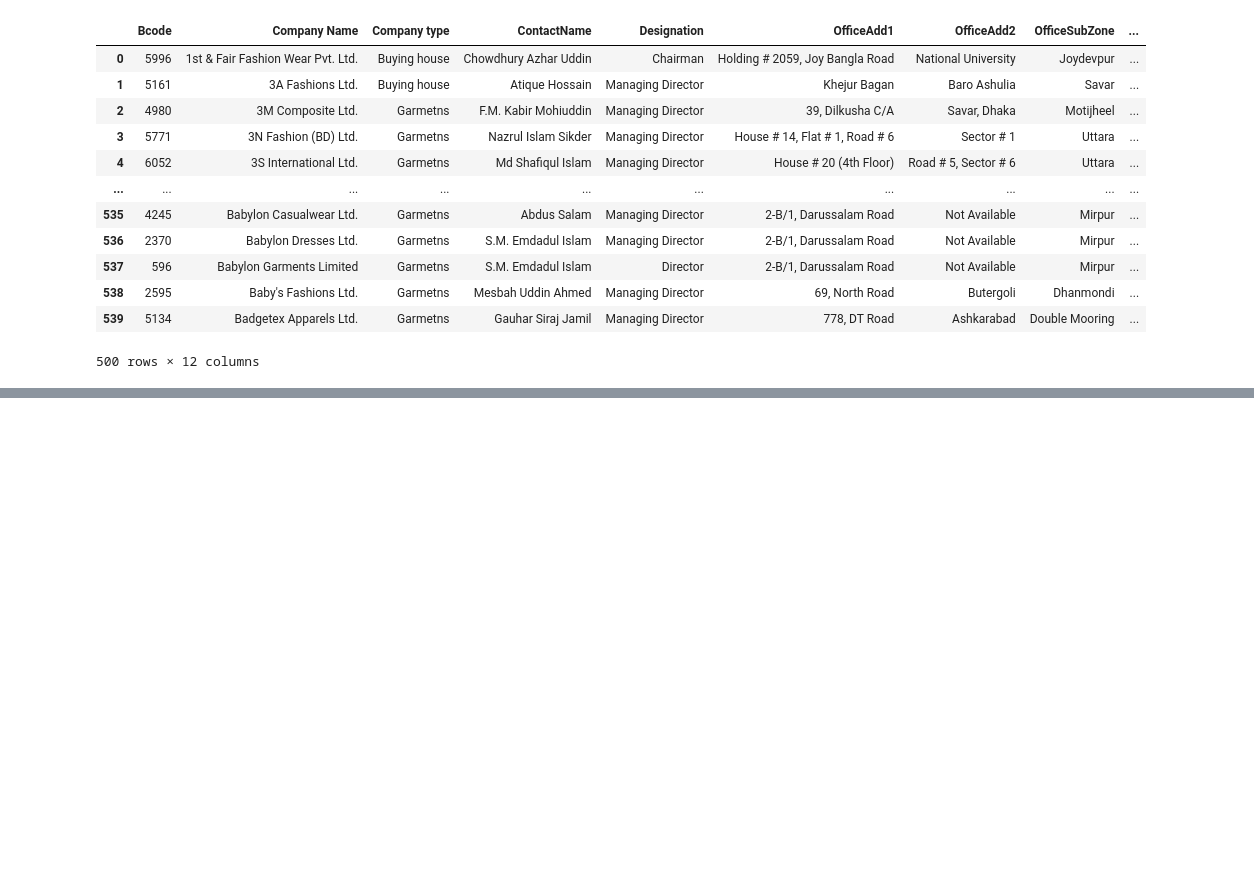
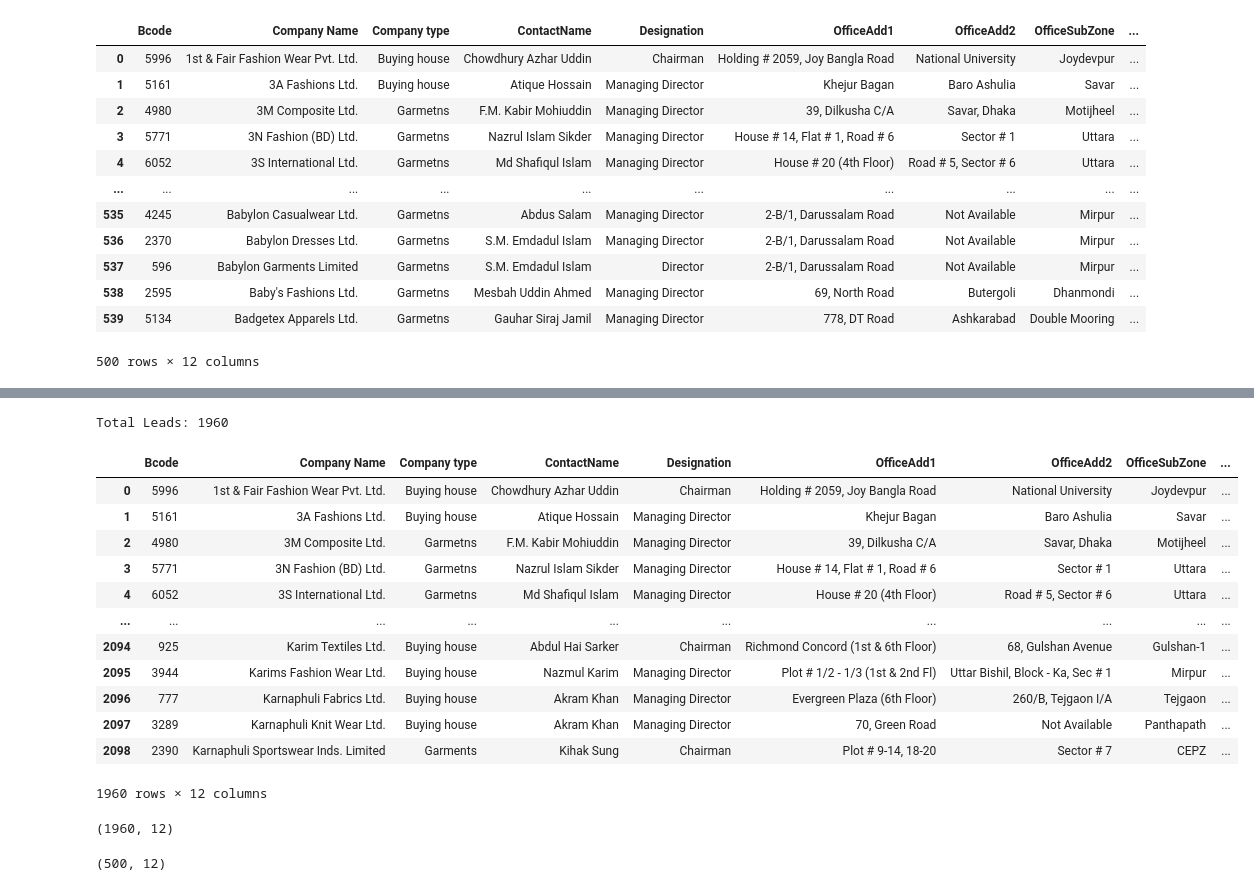
Before and after one commit to MirzaRafi900/Bangladesh-Garments-Lead-Processing-Pipeline, a Jupyter notebook: Notebook/Lead_Cleaning.ipynb, the cells around one changed output, grey strips where cells are left out. Cells and saved outputs as stored; diff of their text form; code cells hidden in the pictures; blank space fills up the shorter version.

```diff
--- a/Notebook/Lead_Cleaning.ipynb
+++ b/Notebook/Lead_Cleaning.ipynb
@@ -107,3 +107,9 @@ lead_df.to_excel(
     "../Cleaned_Dataset/Lemon_500_Leads.xlsx",
     index=False
 )
+# %%
+lead_df = lead_df.dropna(
+    subset=["Email1"]
+)
+
+print(lead_df.shape)
@@ -109,0 +134,34 @@ lead_df.to_excel(
+# %%
+print(
+    f"Total Leads: {len(lead_df)}"
+)
+# %% [output]
+Total Leads: 1960
+# %%
+lead_df = lead_df.fillna(
+    "Not Available"
+)
+# %%
+lead_df.head(1960)
+# %% [output]
+|  | Bcode | Company Name | Company type | ContactName | Designation | OfficeAdd1 | OfficeAdd2 | OfficeSubZone | ... |
+| 0 | 5996 | 1st & Fair Fashion Wear Pvt. Ltd. | Buying house | Chowdhury Azhar Uddin | Chairman | Holding # 2059, Joy Bangla Road | National University | Joydevpur | ... |
+| 1 | 5161 | 3A Fashions Ltd. | Buying house | Atique Hossain | Managing Director | Khejur Bagan | Baro Ashulia | Savar | ... |
+| 2 | 4980 | 3M Composite Ltd. | Garmetns | F.M. Kabir Mohiuddin | Managing Director | 39, Dilkusha C/A | Savar, Dhaka | Motijheel | ... |
+| 3 | 5771 | 3N Fashion (BD) Ltd. | Garmetns | Nazrul Islam Sikder | Managing Director | House # 14, Flat # 1, Road # 6 | Sector # 1 | Uttara | ... |
+| 4 | 6052 | 3S International Ltd. | Garmetns | Md Shafiqul Islam | Managing Director | House # 20 (4th Floor) | Road # 5, Sector # 6 | Uttara | ... |
+| ... | ... | ... | ... | ... | ... | ... | ... | ... | ... |
+| 2094 | 925 | Karim Textiles Ltd. | Buying house | Abdul Hai Sarker | Chairman | Richmond Concord (1st & 6th Floor) | 68, Gulshan Avenue | Gulshan-1 | ... |
+| 2095 | 3944 | Karims Fashion Wear Ltd. | Buying house | Nazmul Karim | Managing Director | Plot # 1/2 - 1/3 (1st & 2nd Fl) | Uttar Bishil, Block - Ka, Sec # 1 | Mirpur | ... |
+| 2096 | 777 | Karnaphuli Fabrics Ltd. | Buying house | Akram Khan | Managing Director | Evergreen Plaza (6th Floor) | 260/B, Tejgaon I/A | Tejgaon | ... |
+| 2097 | 3289 | Karnaphuli Knit Wear Ltd. | Buying house | Akram Khan | Managing Director | 70, Green Road | Not Available | Panthapath | ... |
+| 2098 | 2390 | Karnaphuli Sportswear Inds. Limited | Garments | Kihak Sung | Chairman | Plot # 9-14, 18-20 | Sector # 7 | CEPZ | ... |
+1960 rows × 12 columns
+# %%
+lead_df = lead_df.dropna(
+    subset=["Email1", "Mobile"]
+)
+
+print(lead_df.shape)
+# %% [output]
+(1960, 12)
@@ -109,0 +183,7 @@ lead_df.to_excel(
+# %%
+lead_df = lead_df.dropna(
+    subset=["Email1", "Mobile"]
+)
+print(lead_df.shape)
+# %% [output]
+(500, 12)
```
Also changed, not shown: parts of 20 cells of this notebook, 2 other files.
